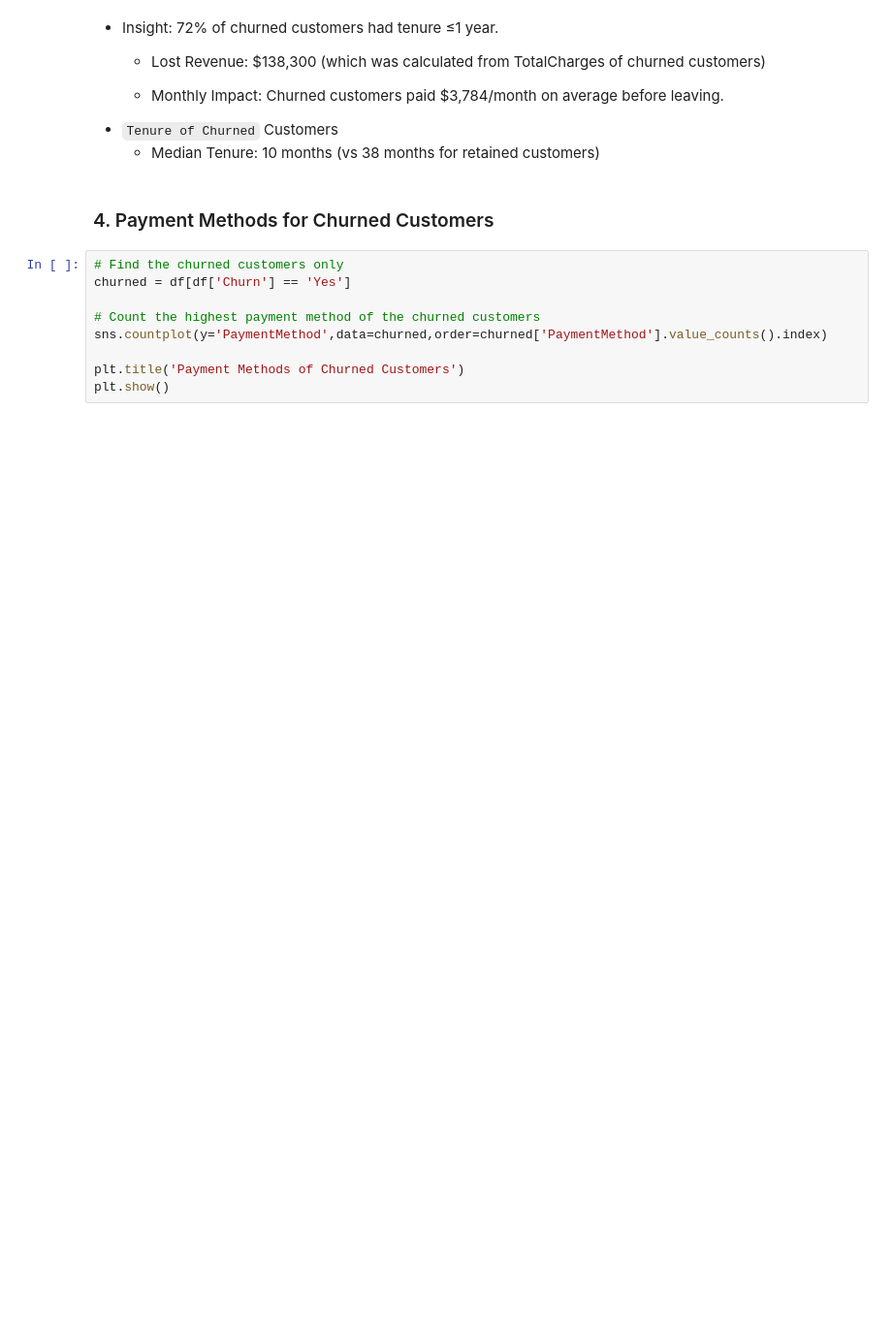
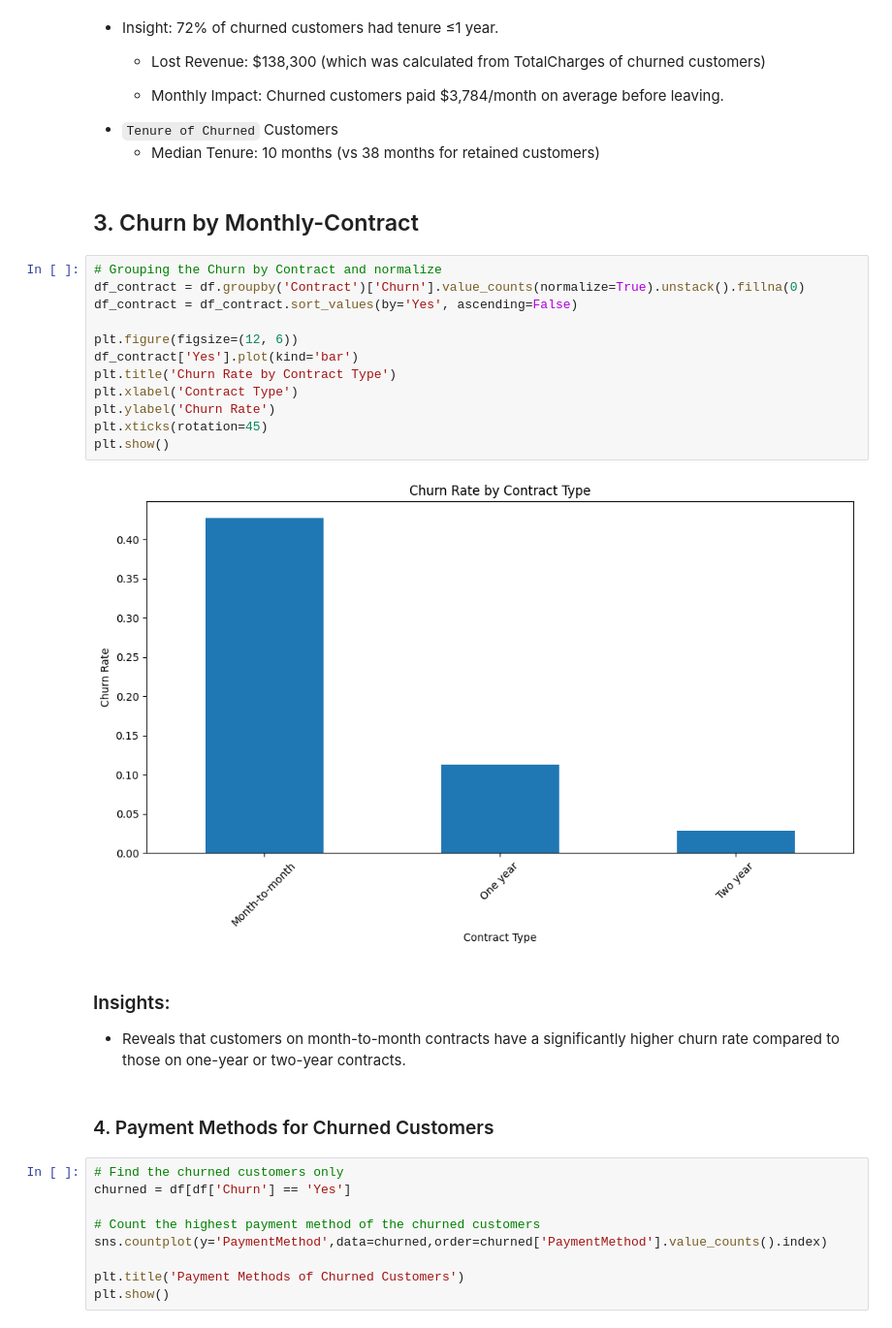
Before and after one commit to myname1sace/LEARN, a Jupyter notebook: Lambda_Churn.ipynb, the cells around one changed output. Shown at 97% size. Cells and saved outputs as stored; diff of their text form; blank space fills up the shorter version.

```diff
--- a/Lambda_Churn.ipynb
+++ b/Lambda_Churn.ipynb
@@ -166,6 +424,25 @@ plt.show()
 
 - `Tenure of Churned` Customers
     - Median Tenure: 10 months (vs 38 months for retained customers)
+# %% [markdown]
+## 3. Churn by Monthly-Contract
+# %%
+# Grouping the Churn by Contract and normalize
+df_contract = df.groupby('Contract')['Churn'].value_counts(normalize=True).unstack().fillna(0)
+df_contract = df_contract.sort_values(by='Yes', ascending=False)
+
+plt.figure(figsize=(12, 6))
+df_contract['Yes'].plot(kind='bar')
+plt.title('Churn Rate by Contract Type')
+plt.xlabel('Contract Type')
+plt.ylabel('Churn Rate')
+plt.xticks(rotation=45)
+plt.show()
+# %% [output]
+[figure, added]
+# %% [markdown]
+### Insights:
+- Reveals that customers on month-to-month contracts have a significantly higher churn rate compared to those on one-year or two-year contracts.
 # %% [markdown]
 ### 4. Payment Methods for Churned Customers
 # %%
```
Also changed, not shown: parts of 162 cells of this notebook.
